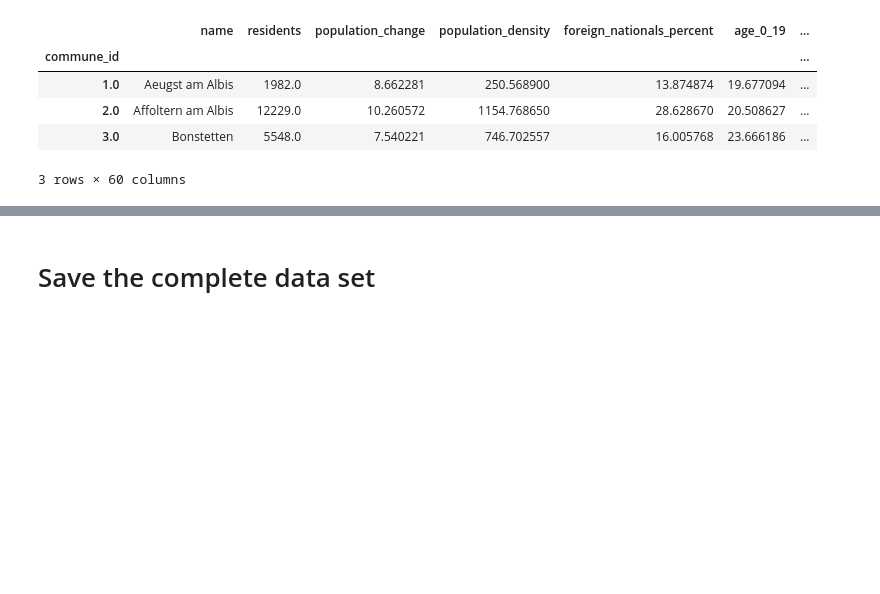
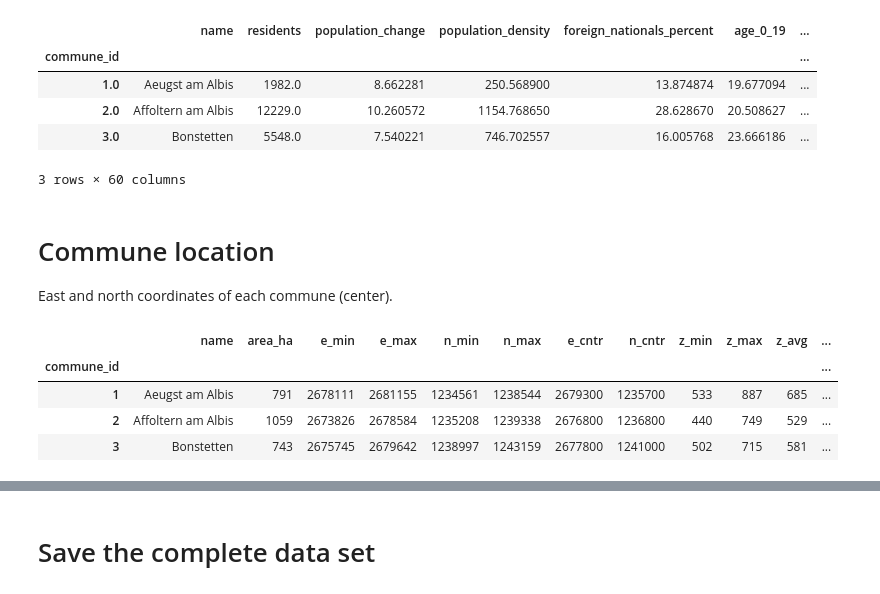
Before and after one commit to jschrein/epfl-exts-adsml-capstone-proposal, a Jupyter notebook: Read Data Files.ipynb, the cells around one changed output, grey strips where cells are left out. Drawn from its saved outputs; the diff is of its cells as text; code cells hidden in the pictures; blank space fills up the shorter version.

Commit message:
Add geo coordinates to data.

```diff
--- a/Read Data Files.ipynb
+++ b/Read Data Files.ipynb
@@ -718,3 +718,20 @@ number of communes without SBB ticket vending machines:  1653
 | 2.0 | Affoltern am Albis | 12229.0 | 10.260572 | 1154.768650 | 28.628670 | 20.508627 | ... |
 | 3.0 | Bonstetten | 5548.0 | 7.540221 | 746.702557 | 16.005768 | 23.666186 | ... |
 3 rows × 60 columns
+# %% [markdown]
+# Commune location
+East and north coordinates of each commune (center).
+# %%
+df_geo = pd.read_excel(os.path.join("data", "source", "be-b-00.03-gg20.xlsx"), sheet_name="g1g20_01.01.2020")
+df_geo.rename(columns={"GMDNR": "commune_id", "GMDNAME": "name"}, inplace=True)
+df_geo.rename(columns=str.lower, inplace=True)
+df_geo.drop(columns=["gmdhistid", "bzhistid", "bznr", "ktnr", "grnr"], inplace=True)
+df_geo.set_index("commune_id", inplace=True)
+# %%
+df_geo.head(3)
+# %% [output]
+|  | name | area_ha | e_min | e_max | n_min | n_max | e_cntr | n_cntr | z_min | z_max | z_avg | ... |
+| commune_id |  |  |  |  |  |  |  |  |  |  |  | ... |
+| 1 | Aeugst am Albis | 791 | 2678111 | 2681155 | 1234561 | 1238544 | 2679300 | 1235700 | 533 | 887 | 685 | ... |
+| 2 | Affoltern am Albis | 1059 | 2673826 | 2678584 | 1235208 | 1239338 | 2676800 | 1236800 | 440 | 749 | 529 | ... |
+| 3 | Bonstetten | 743 | 2675745 | 2679642 | 1238997 | 1243159 | 2677800 | 1241000 | 502 | 715 | 581 | ... |
```
Also changed, not shown: parts of 4 cells of this notebook, 1 other file.
